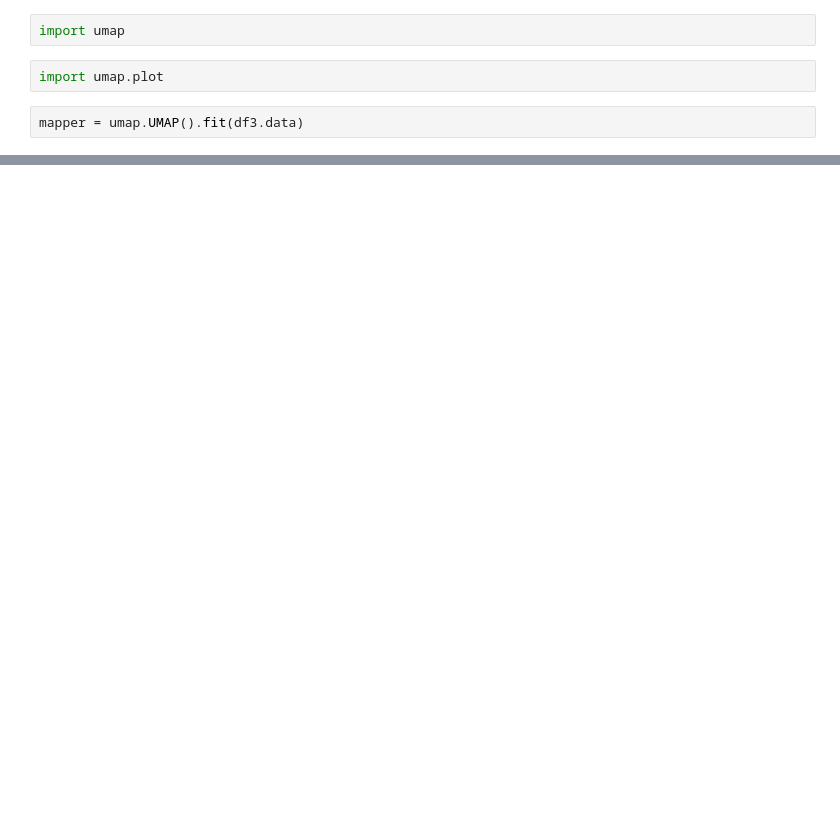
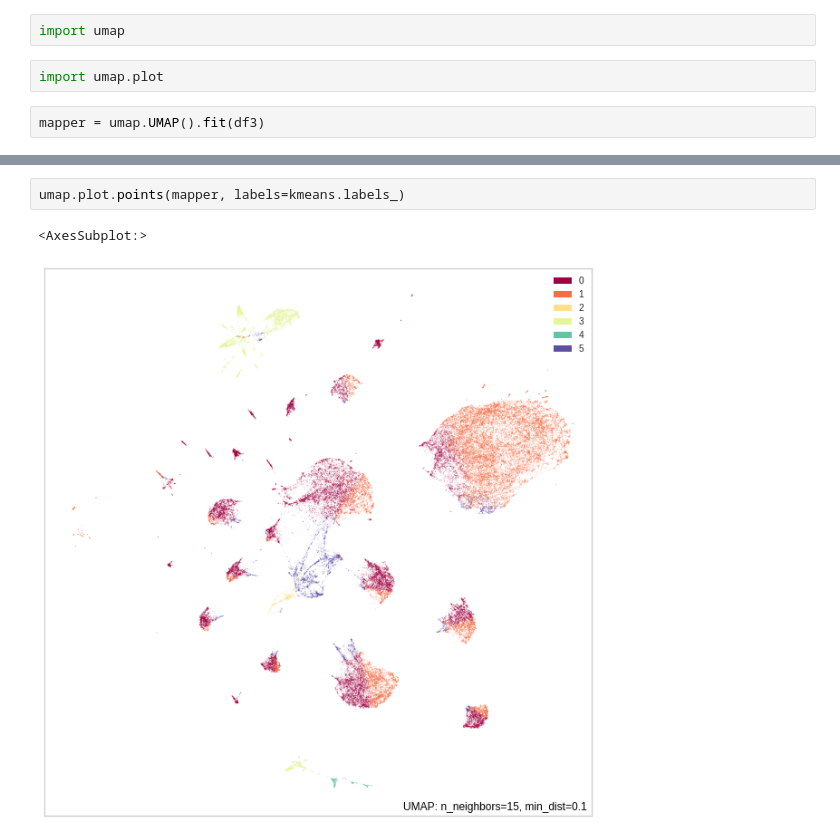
Before and after one commit to finloop/data-science-notebooks, a Jupyter notebook: e_commerce/e-commerce-anomaly-detection.ipynb, the cells around one changed output, grey strips where cells are left out. Saved outputs shown, nothing was run; the diff lists cells and outputs as text; blank space fills up the shorter version.

```diff
--- a/e_commerce/e-commerce-anomaly-detection.ipynb
+++ b/e_commerce/e-commerce-anomaly-detection.ipynb
@@ -104,6 +182,6 @@ import umap
 # %%
 import umap.plot
 # %%
-mapper = umap.UMAP().fit(df3.data)
+mapper = umap.UMAP().fit(df3)
 # %%
 umap.plot.points(mapper)
@@ -109,0 +241,5 @@ umap.plot.points(mapper)
+# %%
+umap.plot.points(mapper, labels=kmeans.labels_)
+# %% [output]
+<AxesSubplot:>
+[figure, added]
```
Also changed, not shown: parts of 17 cells of this notebook, 2 other files.
